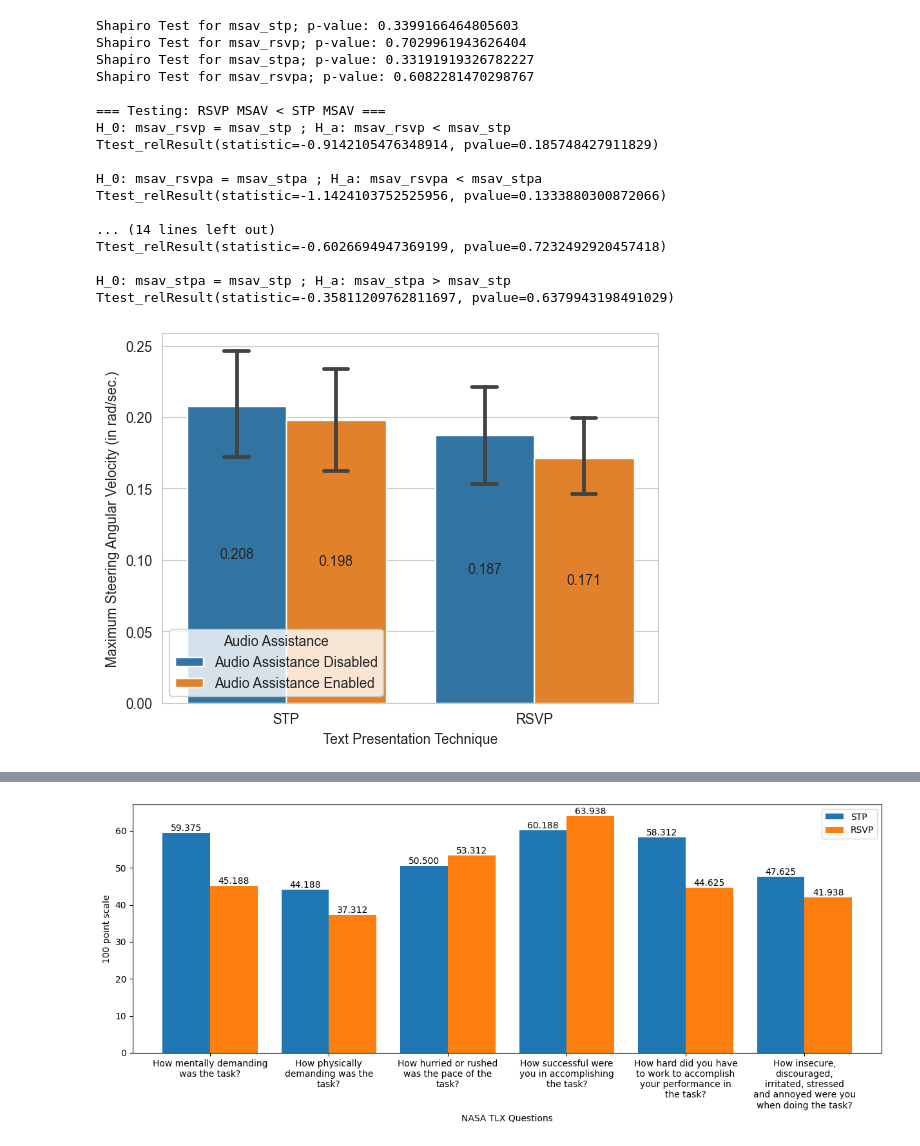
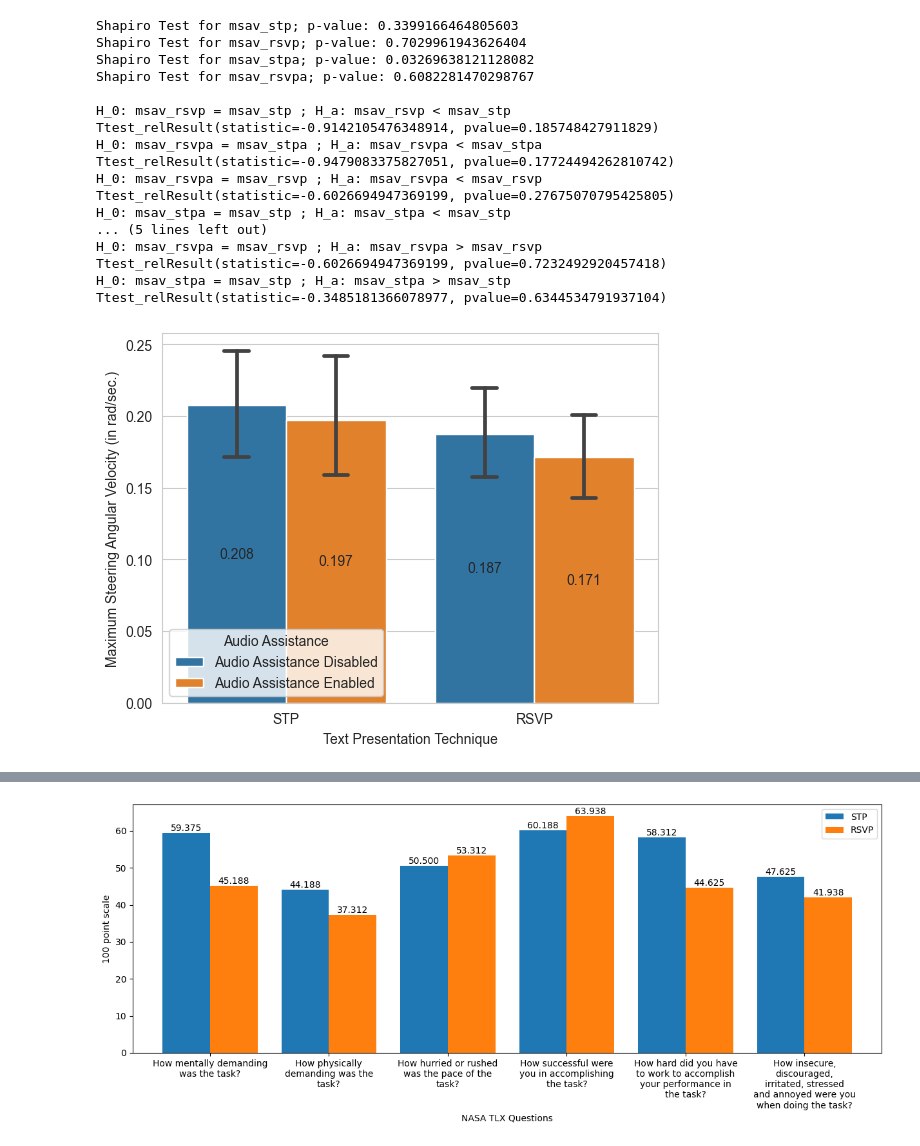
Before and after one commit to shh1v/NDRRI-Data-Analysis, a Jupyter notebook: analysis.ipynb, the cells around one changed output, grey strips where cells are left out. Drawn from its saved outputs; the diff is of its cells as text; code cells hidden in the pictures.

```diff
--- a/analysis.ipynb
+++ b/analysis.ipynb
@@ -313,7 +274,7 @@ for participant in lpd_df["Participant_ID"].unique():
     new_arr_1 = [participant, "RSVP", "NAA",  p_data[(p_data["RSVP"] == 1) & (p_data["TTS"] == 0)]["AVG"].values.mean()]
     new_arr_2 = [participant, "RSVP", "AA", p_data[(p_data["RSVP"] == 1) & (p_data["TTS"] == 1)]["AVG"].values.mean()]
     new_arr_3 = [participant, "STP", "NAA", p_data[(p_data["RSVP"] == 0) & (p_data["TTS"] == 0)]["AVG"].values.mean()]
-    new_arr_4 = [participant, "STP", "AA", p_data[(p_data["RSVP"] == 0) & (p_data["TTS"] == 0)]["AVG"].values.mean()]
+    new_arr_4 = [participant, "STP", "AA", p_data[(p_data["RSVP"] == 1) & (p_data["TTS"] == 0)]["AVG"].values.mean()]
 
     lpd_refined.loc[len(lpd_refined)] = new_arr_1
     lpd_refined.loc[len(lpd_refined)] = new_arr_2
@@ -348,8 +309,6 @@ print("Shapiro Test for alpo_stpa; p-value:", stats.shapiro(alpo_stpa)[1])
 print("Shapiro Test for alpo_rsvpa; p-value:", stats.shapiro(alpo_rsvpa)[1], "\n")
 
 # Perform P-tests for testing the hypothesis
-
-print("=== Testing: RSVP ALPO < STP ALPO ===")
 # Test if H_a: alpo_rsvp < alpo
 print("H_0: alpo_rsvp = alpo_stp ; H_a: alpo_rsvp < alpo_stp")
 print(stats.ttest_rel(a = alpo_rsvp, b = alpo_stp, alternative = "less"))
@@ -361,7 +320,6 @@ print(stats.ttest_rel(a = alpo_rsvpa, b = alpo_rsvp, alternative = "less"))
 print("H_0: alpo_stpa = alpo_stp ; H_a: alpo_stpa < alpo_stp")
 print(stats.ttest_rel(a = alpo_stpa, b = alpo_stp, alternative = "less"))
 
-print("=== Testing: RSVP ALPO > STP ALPO ===")
 # Test if H_a: alpo_rsvp > alpo_stp
 print("H_0: alpo_rsvp = alpo_stp ; H_a: alpo_rsvp > alpo_stp")
 print(stats.ttest_rel(a = alpo_rsvp, b = alpo_stp, alternative = "greater"))
@@ -414,7 +372,7 @@ for participant in swv_df["Participant_ID"].unique():
     new_arr_1 = [participant, "RSVP", "NAA",  p_data[(p_data["RSVP"] == 1) & (p_data["TTS"] == 0)]["MAX"].values.mean()]
     new_arr_2 = [participant, "RSVP", "AA", p_data[(p_data["RSVP"] == 1) & (p_data["TTS"] == 1)]["MAX"].values.mean()]
     new_arr_3 = [participant, "STP", "NAA", p_data[(p_data["RSVP"] == 0) & (p_data["TTS"] == 0)]["MAX"].values.mean()]
-    new_arr_4 = [participant, "STP", "AA", p_data[(p_data["RSVP"] == 0) & (p_data["TTS"] == 0)]["MAX"].values.mean()]
+    new_arr_4 = [participant, "STP", "AA", p_data[(p_data["RSVP"] == 0) & (p_data["TTS"] == 1)]["MAX"].values.mean()]
 
     msav_refined.loc[len(msav_refined)] = new_arr_1
     msav_refined.loc[len(msav_refined)] = new_arr_2
@@ -449,55 +407,52 @@ print("Shapiro Test for msav_stpa; p-value:", stats.shapiro(msav_stpa)[1])
 print("Shapiro Test for msav_rsvpa; p-value:", stats.shapiro(msav_rsvpa)[1], "\n")
 
 # Perform P-tests for testing the alternate hypothesis
-
-print("=== Testing: RSVP MSAV < STP MSAV ===")
 # Test if H_a: msav_rsvp < msav_stp
 print("H_0: msav_rsvp = msav_stp ; H_a: msav_rsvp < msav_stp")
 print(stats.ttest_rel(a = msav_rsvp, b = msav_stp, alternative = "less"))
-print("\nH_0: msav_rsvpa = msav_stpa ; H_a: msav_rsvpa < msav_stpa")
+print("H_0: msav_rsvpa = msav_stpa ; H_a: msav_rsvpa < msav_stpa")
 print(stats.ttest_rel(a = msav_rsvpa, b = msav_stpa, alternative = "less"))
 # Test if H_a: msav_aae < msav_aad
-print("\nH_0: msav_rsvpa = msav_rsvp ; H_a: msav_rsvpa < msav_rsvp")
+print("H_0: msav_rsvpa = msav_rsvp ; H_a: msav_rsvpa < msav_rsvp")
 print(stats.ttest_rel(a = msav_rsvpa, b = msav_rsvp, alternative = "less"))
-print("\nH_0: msav_stpa = msav_stp ; H_a: msav_stpa < msav_stp")
+print("H_0: msav_stpa = msav_stp ; H_a: msav_stpa < msav_stp")
 print(stats.ttest_rel(a = msav_stpa, b = msav_stp, alternative = "less"))
 
-print("=== Testing: RSVP MSAV > STP MSAV ===")
 # Test if H_a: msav_rsvp > msav_stp
-print("\nH_0: msav_rsvp = msav_stp ; H_a: msav_rsvp > msav_stp")
+print("H_0: msav_rsvp = msav_stp ; H_a: msav_rsvp > msav_stp")
 print(stats.ttest_rel(a = msav_rsvp, b = msav_stp, alternative = "greater"))
-print("\nH_0: msav_rsvpa = msav_stpa ; H_a: msav_rsvpa > msav_stpa")
+print("H_0: msav_rsvpa = msav_stpa ; H_a: msav_rsvpa > msav_stpa")
 print(stats.ttest_rel(a = msav_rsvpa, b = msav_stpa, alternative = "greater"))
 # Test if H_a: msav_aae > msav_aad
-print("\nH_0: msav_rsvpa = msav_rsvp ; H_a: msav_rsvpa > msav_rsvp")
+print("H_0: msav_rsvpa = msav_rsvp ; H_a: msav_rsvpa > msav_rsvp")
 print(stats.ttest_rel(a = msav_rsvpa, b = msav_rsvp, alternative = "greater"))
-print("\nH_0: msav_stpa = msav_stp ; H_a: msav_stpa > msav_stp")
+print("H_0: msav_stpa = msav_stp ; H_a: msav_stpa > msav_stp")
 print(stats.ttest_rel(a = msav_stpa, b = msav_stp, alternative = "greater"))
 
 # Getting decoupled dataframe for the graph
 msav_decoupled = decouple_df(msav_combined)
 plot = sns.barplot(data=msav_decoupled, x="Text Presentation Technique", y="Maximum Steering Angular Velocity (in rad/sec.)", hue="Audio Assistance", capsize=0.1)
 for p in plot.containers:
     plot.bar_label(p, fmt='%.3f', label_type='center')
 # %% [output]
 Shapiro Test for msav_stp; p-value: 0.3399166464805603
 Shapiro Test for msav_rsvp; p-value: 0.7029961943626404
-Shapiro Test for msav_stpa; p-value: 0.33191919326782227
+Shapiro Test for msav_stpa; p-value: 0.03269638121128082
 Shapiro Test for msav_rsvpa; p-value: 0.6082281470298767
 
-=== Testing: RSVP MSAV < STP MSAV ===
 H_0: msav_rsvp = msav_stp ; H_a: msav_rsvp < msav_stp
 Ttest_relResult(statistic=-0.9142105476348914, pvalue=0.185748427911829)
-
 H_0: msav_rsvpa = msav_stpa ; H_a: msav_rsvpa < msav_stpa
-Ttest_relResult(statistic=-1.1424103752525956, pvalue=0.1333880300872066)
-
-... (14 lines left out)
+Ttest_relResult(statistic=-0.9479083375827051, pvalue=0.17724494262810742)
+H_0: msav_rsvpa = msav_rsvp ; H_a: msav_rsvpa < msav_rsvp
+Ttest_relResult(statistic=-0.6026694947369199, pvalue=0.27675070795425805)
+H_0: msav_stpa = msav_stp ; H_a: msav_stpa < msav_stp
+... (5 lines left out)
+H_0: msav_rsvpa = msav_rsvp ; H_a: msav_rsvpa > msav_rsvp
 Ttest_relResult(statistic=-0.6026694947369199, pvalue=0.7232492920457418)
-
 H_0: msav_stpa = msav_stp ; H_a: msav_stpa > msav_stp
-Ttest_relResult(statistic=-0.35811209762811697, pvalue=0.6379943198491029)
+Ttest_relResult(statistic=-0.3485181366078977, pvalue=0.6344534791937104)
-[figure, old version]
+[figure, new version]
 # %%
 # Analyzing the Standard Deviation of Steering Wheel Angle
 SDSWAs = []
```
Also changed, not shown: parts of 7 cells of this notebook.
